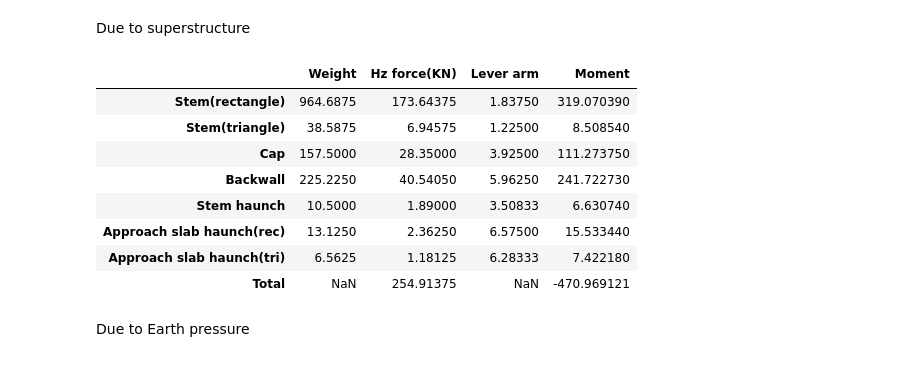
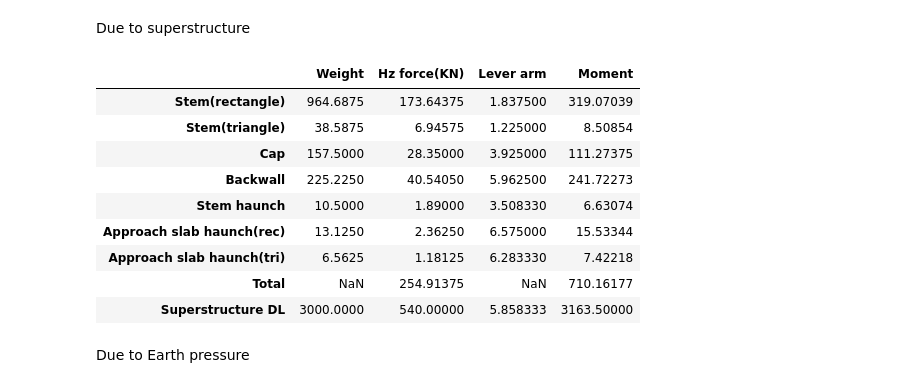
Before and after one commit to Rawrr-123/PSC_bridge, a Jupyter notebook: Abutment.ipynb, the cells around one changed output. Cells and saved outputs as stored; diff of their text form; code cells hidden in the pictures.

```diff
--- a/Abutment.ipynb
+++ b/Abutment.ipynb
@@ -214,31 +253,33 @@ Due to superstructure
 # %%
 H_force = []
 for index, i in enumerate(loads):
     H_force.append(round(loads[index]*ahh,5))
 ht = [cg('rectangle', [abut['stem_width'],abut['stem_ht']], [0,0])[1],
       cg('triangle_2', [abut['be_taperwidth'],abut['stem_ht']], [0,0])[1],
       cg('rectangle', [abut['cap_width'],abut['cap']], [0,abut['stem_ht']])[1],
       cg('rectangle', [abut['bw_width'],abut['backw_ht']], [0,abut['stem_ht']+abut['cap']])[1],
       cg('triangle_1', [abut['haunch']['stem_haunch'][0],-abut['haunch']['stem_haunch'][1]], [0,abut['stem_ht']])[1],
       cg('rectangle', [abut['haunch']['approach_slab_haunch_rec'][0],-abut['haunch']['approach_slab_haunch_rec'][1]], [0,abut['total_ht']-abut['approach_slab_dep']])[1],
       cg('triangle_1', [abut['haunch']['approach_slab_haunch_tri'][0],-abut['haunch']['approach_slab_haunch_tri'][1]], [0,abut['total_ht']-abut['approach_slab_dep']-abut['haunch']['approach_slab_haunch_rec'][1]])[1]]
 mmt = []
 for index, i in enumerate(H_force):
     mmt.append(round(H_force[index]*ht[index],5))
 A7 = pd.DataFrame({"Weight":loads, 'Hz force(KN)':H_force,"Lever arm":ht,"Moment":mmt},index = ['Stem(rectangle)','Stem(triangle)','Cap','Backwall','Stem haunch','Approach slab haunch(rec)','Approach slab haunch(tri)'])
 # display(A7)
-A7.loc[len(A7.index)] = [None, A7['Hz force(KN)'].sum(),None,A1['Moment'].sum()]
-display(A7.rename(index={7:'Total'}))
+A7.loc[len(A7.index)] = [None, A7['Hz force(KN)'].sum(),None,A7['Moment'].sum()]
+A7.loc[len(A7.index)] = [dl, dl*ahh, abut['total_ht']-box['pillar_hei']/3-abut['wc'],(dl*ahh)*(abut['total_ht']-box['pillar_hei']/3-abut['wc'])]
+display(A7.rename(index={7:'Total',8:'Superstructure DL'}))
 # %% [output]
 |  | Weight | Hz force(KN) | Lever arm | Moment |
-| Stem(rectangle) | 964.6875 | 173.64375 | 1.83750 | 319.070390 |
-| Stem(triangle) | 38.5875 | 6.94575 | 1.22500 | 8.508540 |
-| Cap | 157.5000 | 28.35000 | 3.92500 | 111.273750 |
-| Backwall | 225.2250 | 40.54050 | 5.96250 | 241.722730 |
-| Stem haunch | 10.5000 | 1.89000 | 3.50833 | 6.630740 |
-| Approach slab haunch(rec) | 13.1250 | 2.36250 | 6.57500 | 15.533440 |
-| Approach slab haunch(tri) | 6.5625 | 1.18125 | 6.28333 | 7.422180 |
-| Total | NaN | 254.91375 | NaN | -470.969121 |
+| Stem(rectangle) | 964.6875 | 173.64375 | 1.837500 | 319.07039 |
+| Stem(triangle) | 38.5875 | 6.94575 | 1.225000 | 8.50854 |
+| Cap | 157.5000 | 28.35000 | 3.925000 | 111.27375 |
+| Backwall | 225.2250 | 40.54050 | 5.962500 | 241.72273 |
+| Stem haunch | 10.5000 | 1.89000 | 3.508330 | 6.63074 |
+| Approach slab haunch(rec) | 13.1250 | 2.36250 | 6.575000 | 15.53344 |
+| Approach slab haunch(tri) | 6.5625 | 1.18125 | 6.283330 | 7.42218 |
+| Total | NaN | 254.91375 | NaN | 710.16177 |
+| Superstructure DL | 3000.0000 | 540.00000 | 5.858333 | 3163.50000 |
 # %% [markdown]
 Due to Earth pressure
 # %%
```
Also changed, not shown: parts of 12 cells of this notebook, 1 other file.
